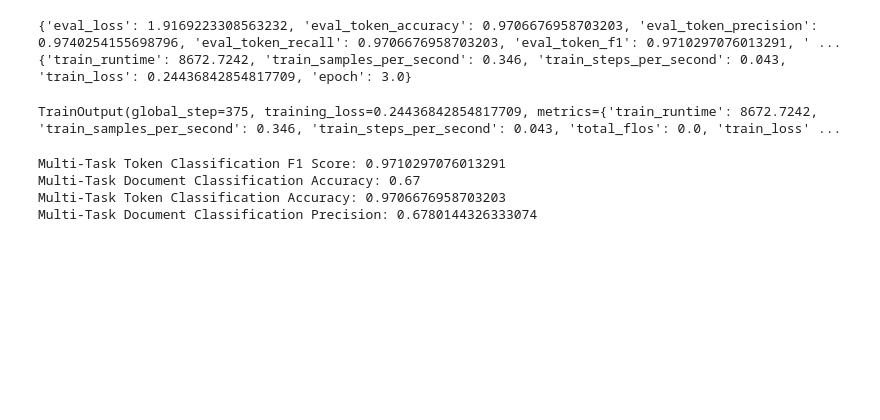
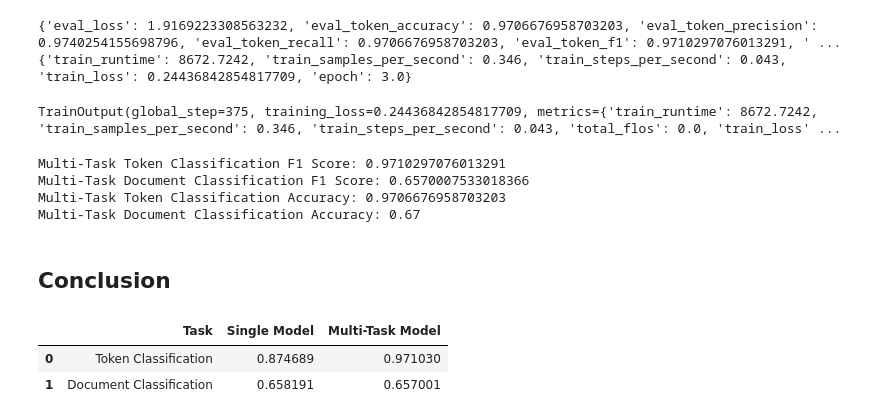
Before and after one commit to zhemdi/NuMind_experiments, a Jupyter notebook: CONLL_classification.ipynb, the cells around one changed output. Saved outputs shown, nothing was run; the diff lists cells and outputs as text; code cells hidden in the pictures; blank space fills up the shorter version.

```diff
--- a/CONLL_classification.ipynb
+++ b/CONLL_classification.ipynb
@@ -437,12 +444,12 @@ TrainOutput(global_step=375, training_loss=0.24436842854817709, metrics={'train_
 # %%
-# Evaluate the multi-task model
-multi_task_eval_result = multi_task_trainer.evaluate()
 print(f"Multi-Task Token Classification F1 Score: {multi_task_eval_result['eval_token_f1']}")
+print(f"Multi-Task Document Classification F1 Score: {multi_task_eval_result['eval_document_f1']}")
+print(f"Multi-Task Token Classification Accuracy: {multi_task_eval_result['eval_token_accuracy']}")
 print(f"Multi-Task Document Classification Accuracy: {multi_task_eval_result['eval_document_accuracy']}")
-print(f"Multi-Task Token Classification Accuracy: {multi_task_eval_result['eval_token_accuracy']}")
-print(f"Multi-Task Document Classification Precision: {multi_task_eval_result['eval_document_precision']}")
 # %% [output]
 Multi-Task Token Classification F1 Score: 0.9710297076013291
+Multi-Task Document Classification F1 Score: 0.6570007533018366
+Multi-Task Token Classification Accuracy: 0.9706676958703203
 Multi-Task Document Classification Accuracy: 0.67
-Multi-Task Token Classification Accuracy: 0.9706676958703203
-Multi-Task Document Classification Precision: 0.6780144326333074
+# %% [markdown]
+## Conclusion
@@ -448,0 +458,15 @@ Multi-Task Document Classification Precision: 0.6780144326333074
+# %%
+metrics_dict = {
+    'Task': ['Token Classification', 'Document Classification'],
+    'Single Model' : [valid_scores[-1], document_eval_result['eval_f1']],
+    'Multi-Task Model': [multi_task_eval_result['eval_token_f1'], multi_task_eval_result['eval_document_f1']]
+
+}
+# %%
+metrics_df = pd.DataFrame(metrics_dict)
+# %%
+metrics_df
+# %% [output]
+|  | Task | Single Model | Multi-Task Model |
+| 0 | Token Classification | 0.874689 | 0.971030 |
+| 1 | Document Classification | 0.658191 | 0.657001 |
```
Also changed, not shown: parts of 3 cells of this notebook.
